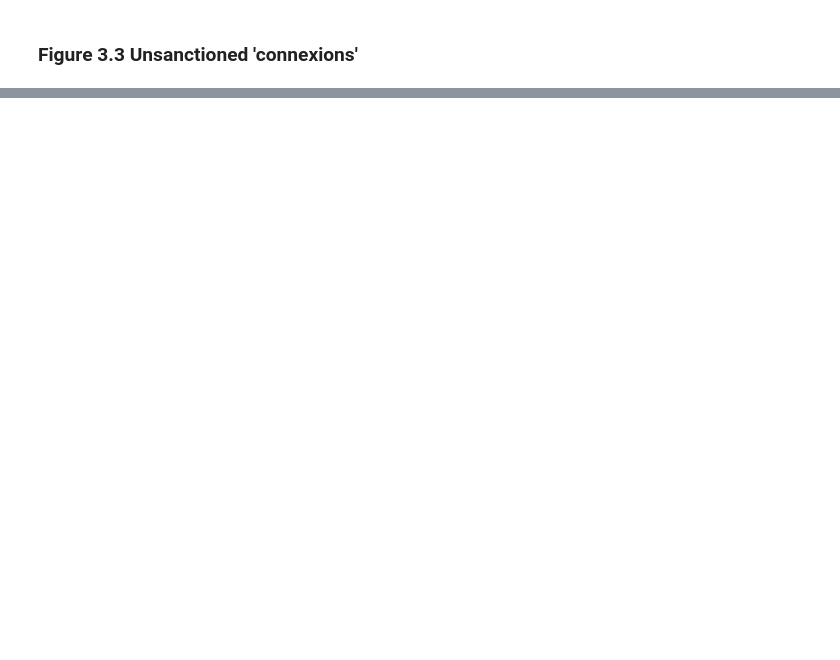
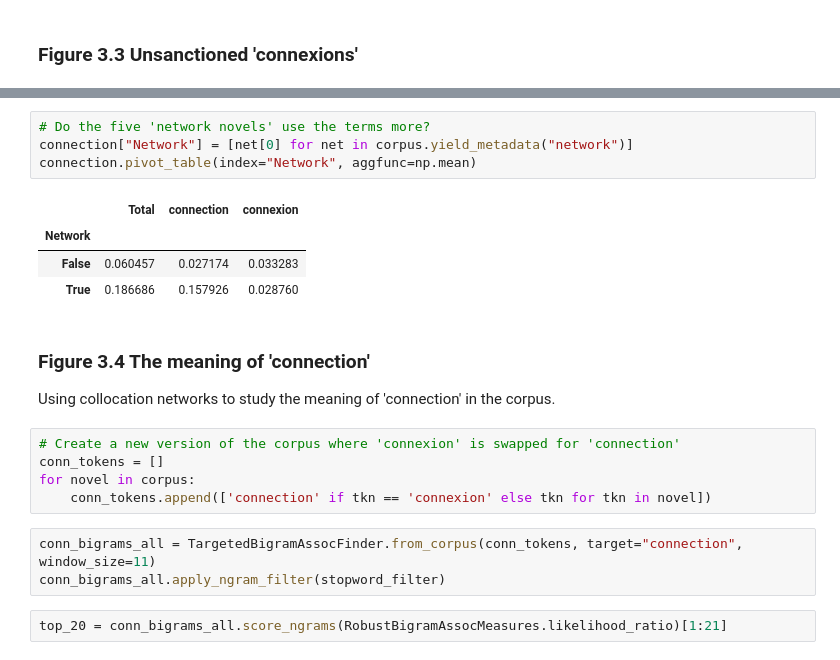
Before and after one commit to sn-code-inside/romantic-self, a Jupyter notebook: Chapter 3 - Fiction.ipynb, the cells around one changed output, grey strips where cells are left out. Drawn from its saved outputs; the diff is of its cells as text; blank space fills up the shorter version.

```diff
--- a/Chapter 3 - Fiction.ipynb
+++ b/Chapter 3 - Fiction.ipynb
@@ -244,0 +268,23 @@ conn_data
+# %%
+# Do the five 'network novels' use the terms more?
+connection["Network"] = [net[0] for net in corpus.yield_metadata("network")]
+connection.pivot_table(index="Network", aggfunc=np.mean)
+# %% [output]
+|  | Total | connection | connexion |
+| Network |  |  |  |
+| False | 0.060457 | 0.027174 | 0.033283 |
+| True | 0.186686 | 0.157926 | 0.028760 |
+# %% [markdown]
+### Figure 3.4 The meaning of 'connection'
+
+Using collocation networks to study the meaning of 'connection' in the corpus.
+# %%
+# Create a new version of the corpus where 'connexion' is swapped for 'connection'
+conn_tokens = []
+for novel in corpus:
+    conn_tokens.append(['connection' if tkn == 'connexion' else tkn for tkn in novel])
+# %%
+conn_bigrams_all = TargetedBigramAssocFinder.from_corpus(conn_tokens, target="connection", window_size=11)
+conn_bigrams_all.apply_ngram_filter(stopword_filter)
+# %%
+top_20 = conn_bigrams_all.score_ngrams(RobustBigramAssocMeasures.likelihood_ratio)[1:21]
```
Also changed, not shown: parts of 11 cells of this notebook, 3 other files.
